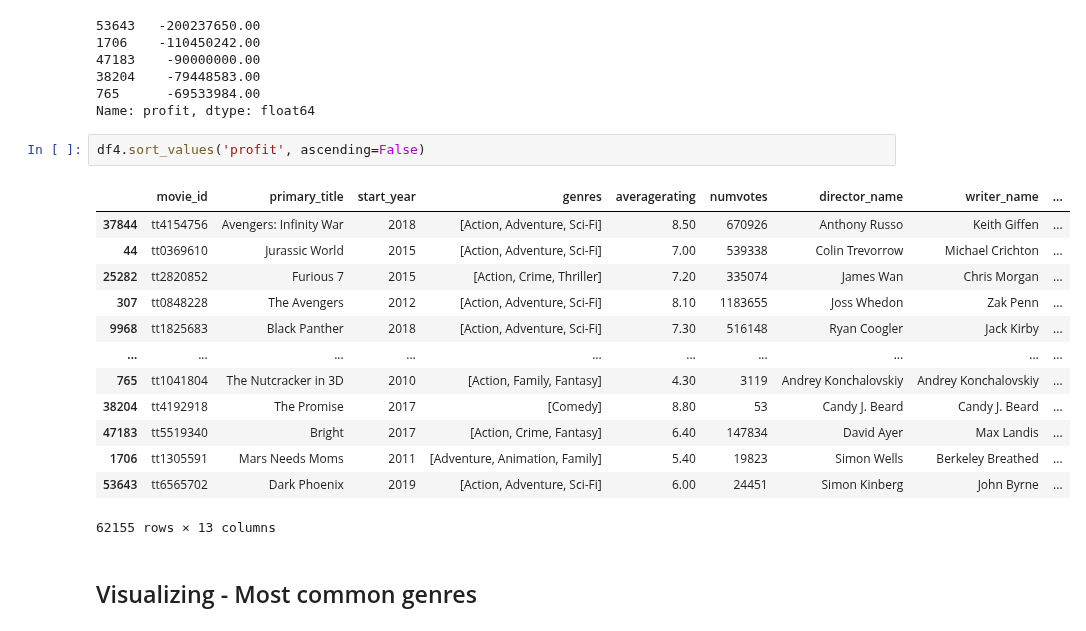
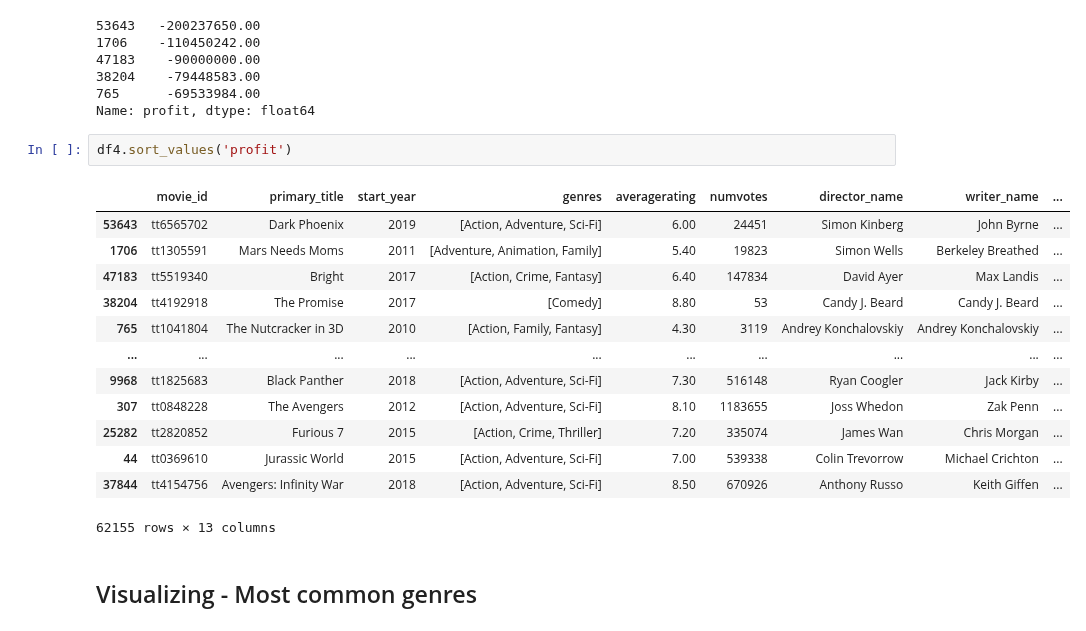
Before and after one commit to ThomasHChapman/p1_project, a Jupyter notebook: tom-working.ipynb, the cells around one changed output. Drawn from its saved outputs; the diff is of its cells as text.

```diff
--- a/tom-working.ipynb
+++ b/tom-working.ipynb
@@ -379,20 +379,20 @@ df3['profit'].sort_values().head()
 765      -69533984.00
 Name: profit, dtype: float64
 # %%
-df4.sort_values('profit', ascending=False)
+df4.sort_values('profit')
 # %% [output]
 |  | movie_id | primary_title | start_year | genres | averagerating | numvotes | director_name | writer_name | ... |
+| 53643 | tt6565702 | Dark Phoenix | 2019 | [Action, Adventure, Sci-Fi] | 6.00 | 24451 | Simon Kinberg | John Byrne | ... |
+| 1706 | tt1305591 | Mars Needs Moms | 2011 | [Adventure, Animation, Family] | 5.40 | 19823 | Simon Wells | Berkeley Breathed | ... |
+| 47183 | tt5519340 | Bright | 2017 | [Action, Crime, Fantasy] | 6.40 | 147834 | David Ayer | Max Landis | ... |
+| 38204 | tt4192918 | The Promise | 2017 | [Comedy] | 8.80 | 53 | Candy J. Beard | Candy J. Beard | ... |
+| 765 | tt1041804 | The Nutcracker in 3D | 2010 | [Action, Family, Fantasy] | 4.30 | 3119 | Andrey Konchalovskiy | Andrey Konchalovskiy | ... |
+| ... | ... | ... | ... | ... | ... | ... | ... | ... | ... |
+| 9968 | tt1825683 | Black Panther | 2018 | [Action, Adventure, Sci-Fi] | 7.30 | 516148 | Ryan Coogler | Jack Kirby | ... |
+| 307 | tt0848228 | The Avengers | 2012 | [Action, Adventure, Sci-Fi] | 8.10 | 1183655 | Joss Whedon | Zak Penn | ... |
+| 25282 | tt2820852 | Furious 7 | 2015 | [Action, Crime, Thriller] | 7.20 | 335074 | James Wan | Chris Morgan | ... |
+| 44 | tt0369610 | Jurassic World | 2015 | [Action, Adventure, Sci-Fi] | 7.00 | 539338 | Colin Trevorrow | Michael Crichton | ... |
 | 37844 | tt4154756 | Avengers: Infinity War | 2018 | [Action, Adventure, Sci-Fi] | 8.50 | 670926 | Anthony Russo | Keith Giffen | ... |
-| 44 | tt0369610 | Jurassic World | 2015 | [Action, Adventure, Sci-Fi] | 7.00 | 539338 | Colin Trevorrow | Michael Crichton | ... |
-| 25282 | tt2820852 | Furious 7 | 2015 | [Action, Crime, Thriller] | 7.20 | 335074 | James Wan | Chris Morgan | ... |
-| 307 | tt0848228 | The Avengers | 2012 | [Action, Adventure, Sci-Fi] | 8.10 | 1183655 | Joss Whedon | Zak Penn | ... |
-| 9968 | tt1825683 | Black Panther | 2018 | [Action, Adventure, Sci-Fi] | 7.30 | 516148 | Ryan Coogler | Jack Kirby | ... |
-| ... | ... | ... | ... | ... | ... | ... | ... | ... | ... |
-| 765 | tt1041804 | The Nutcracker in 3D | 2010 | [Action, Family, Fantasy] | 4.30 | 3119 | Andrey Konchalovskiy | Andrey Konchalovskiy | ... |
-| 38204 | tt4192918 | The Promise | 2017 | [Comedy] | 8.80 | 53 | Candy J. Beard | Candy J. Beard | ... |
-| 47183 | tt5519340 | Bright | 2017 | [Action, Crime, Fantasy] | 6.40 | 147834 | David Ayer | Max Landis | ... |
-| 1706 | tt1305591 | Mars Needs Moms | 2011 | [Adventure, Animation, Family] | 5.40 | 19823 | Simon Wells | Berkeley Breathed | ... |
-| 53643 | tt6565702 | Dark Phoenix | 2019 | [Action, Adventure, Sci-Fi] | 6.00 | 24451 | Simon Kinberg | John Byrne | ... |
 62155 rows × 13 columns
 # %% [markdown]
 ## Visualizing - Most common genres
```
Also changed, not shown: parts of 2 cells of this notebook.
